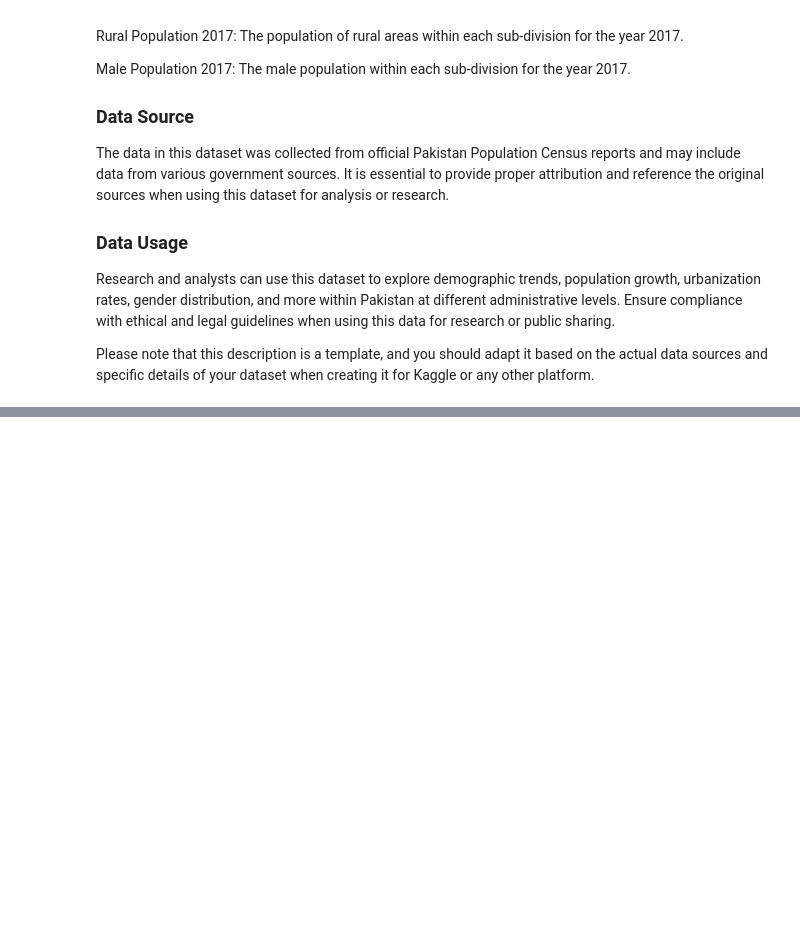
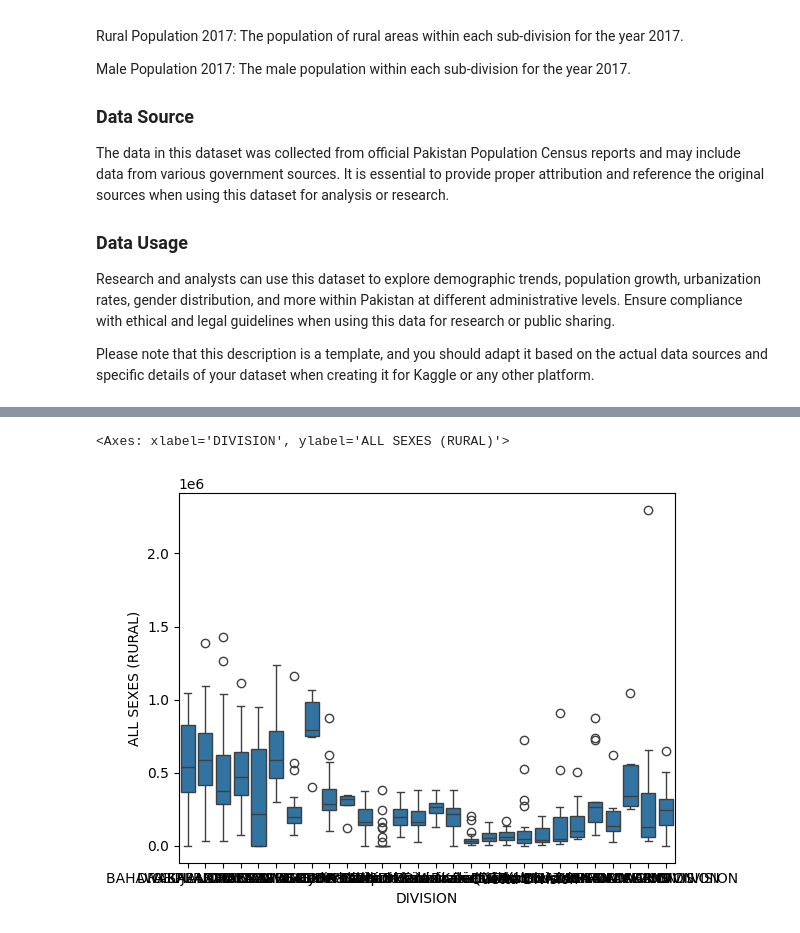
Before and after one commit to ejazurrehman/AI---Data_Science_Course, a Jupyter notebook: pyton_for_data_science/08_pandas_pak_populaiton.ipynb, the cells around one changed output, grey strips where cells are left out. Saved outputs shown, nothing was run; the diff lists cells and outputs as text; code cells hidden in the pictures; blank space fills up the shorter version.

```diff
--- a/pyton_for_data_science/08_pandas_pak_populaiton.ipynb
+++ b/pyton_for_data_science/08_pandas_pak_populaiton.ipynb
@@ -44,0 +194,5 @@ Please note that this description is a template, and you should adapt it based o
+# %%
+sns.boxplot(y=df['ALL SEXES (RURAL)'], x=df['DIVISION'])
+# %% [output]
+<Axes: xlabel='DIVISION', ylabel='ALL SEXES (RURAL)'>
+[figure, added]
```
Also changed, not shown: parts of 59 cells of this notebook.
